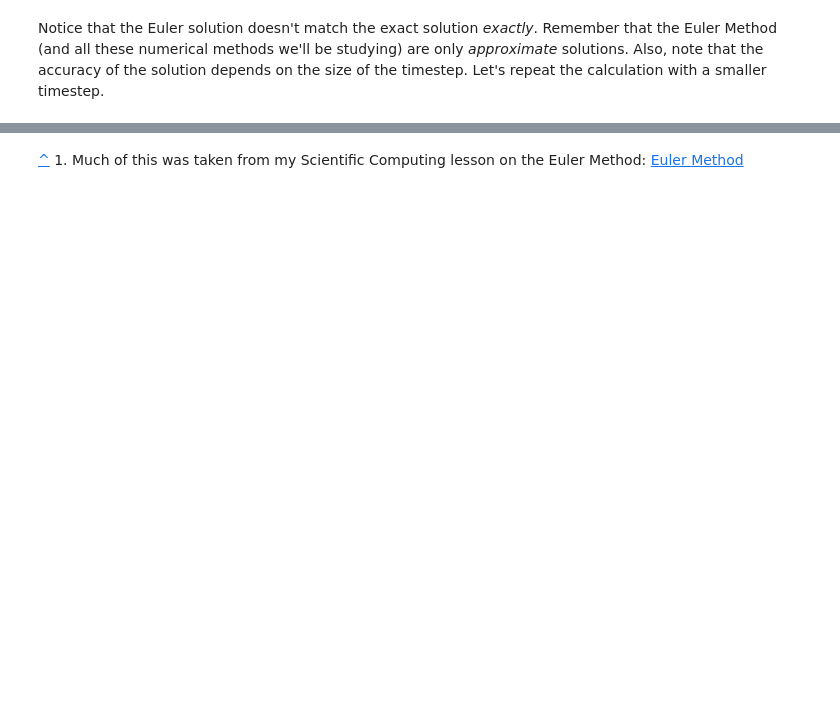
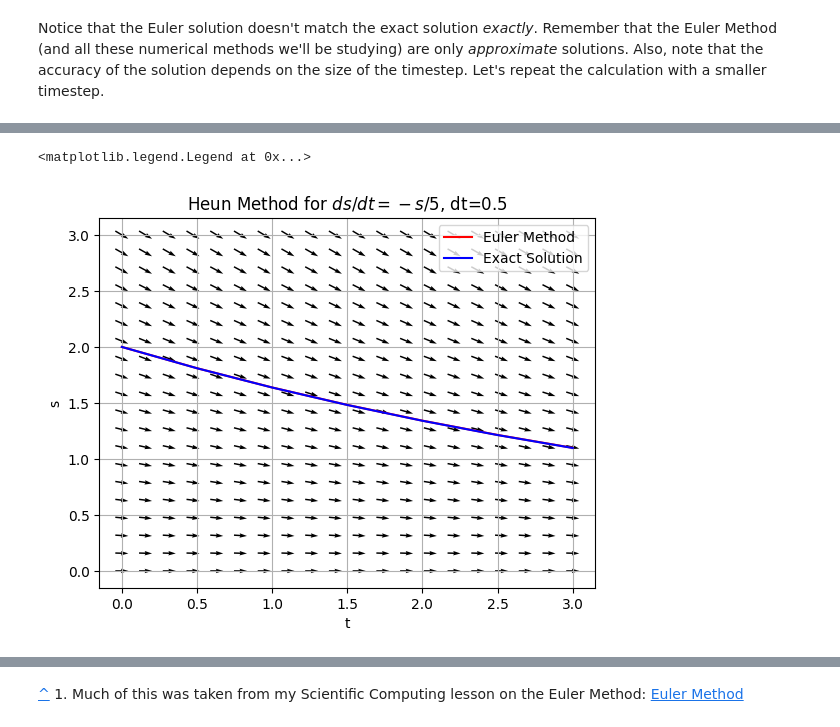
Before and after one commit to 201820-SWEN-230/MATH-330-Activities, a Jupyter notebook: Activity2_NumericalMethods.ipynb, the cells around one changed output, grey strips where cells are left out. Cells and saved outputs as stored; diff of their text form; code cells hidden in the pictures; blank space fills up the shorter version.

```diff
--- a/Activity2_NumericalMethods.ipynb
+++ b/Activity2_NumericalMethods.ipynb
@@ -300,0 +305,56 @@ Note that the exact solution overlaps the Euler Method result *very* closely thi
+# %%
+def HeunStep(s, f, t, dt):
+    f1 = f(s,t)            # evauate f at the start of the interval
+    f2 = f(s+f1*dt, t+dt)  # evaluate f at the end of the interval
+    return s + (f1+f2)*dt/2  # take the average of the two slopes and use that to take a step
+# %%
+#
+# Let's go back to the dt=0.5 timestep, but use the Heun Method
+#
+
+tdomain = np.linspace(0,3,20)
+sdomain = np.linspace(0,3,20)
+
+mesh_t,mesh_s = np.meshgrid(tdomain, sdomain)
+
+u = 1
+v = -mesh_s/5
+
+#
+# Next let's use the Euler method to solve the differential equation
+#
+
+s = 2
+t = 0
+dt = 0.5
+
+s_list = [s]
+t_list = [t]
+
+while t < 3:
+    s = HeunStep(s, f_s, t, dt) # take one step!
+    t = t + dt # update t
+    s_list.append(s) # use `append` to save s
+    t_list.append(t) # use `append` to save t
+
+#
+# Now calculate the exact solution using numpy
+#
+
+s_exact = s_list[0]*np.exp(-np.array(t_list)/5)
+
+#
+# Now plot it all!
+#
+
+plt.quiver(mesh_t,mesh_s,u,v,pivot='mid')
+plt.plot(t_list,s_list,'r-', label="Euler Method")
+plt.plot(t_list,s_exact,'b-', label="Exact Solution")
+plt.grid()
+plt.xlabel("t")
+plt.ylabel("s")
+plt.title("Heun Method for $ds/dt = -s/5$, dt=0.5")
+plt.legend(loc="upper right")
+# %% [output]
+<matplotlib.legend.Legend at 0x...>
+[figure, added]
```
Also changed, not shown: parts of 4 cells of this notebook, 1 other file.
